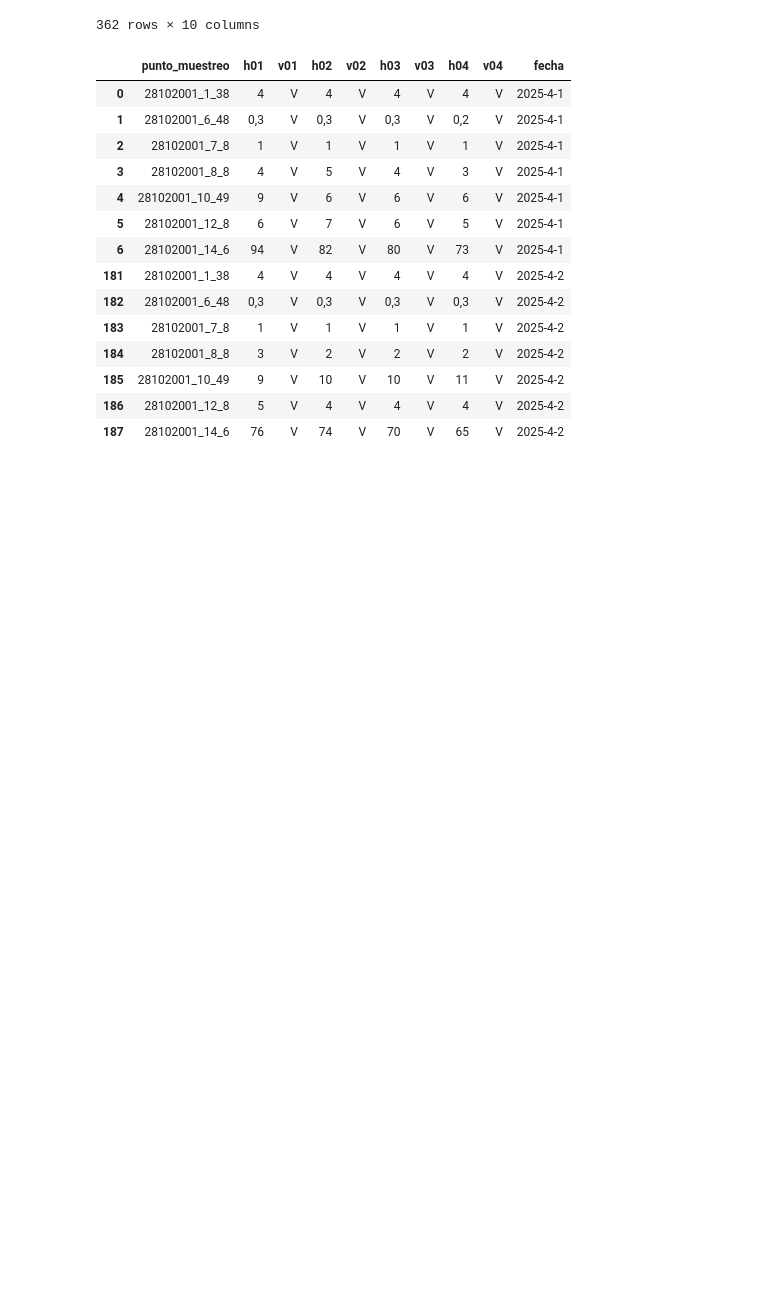
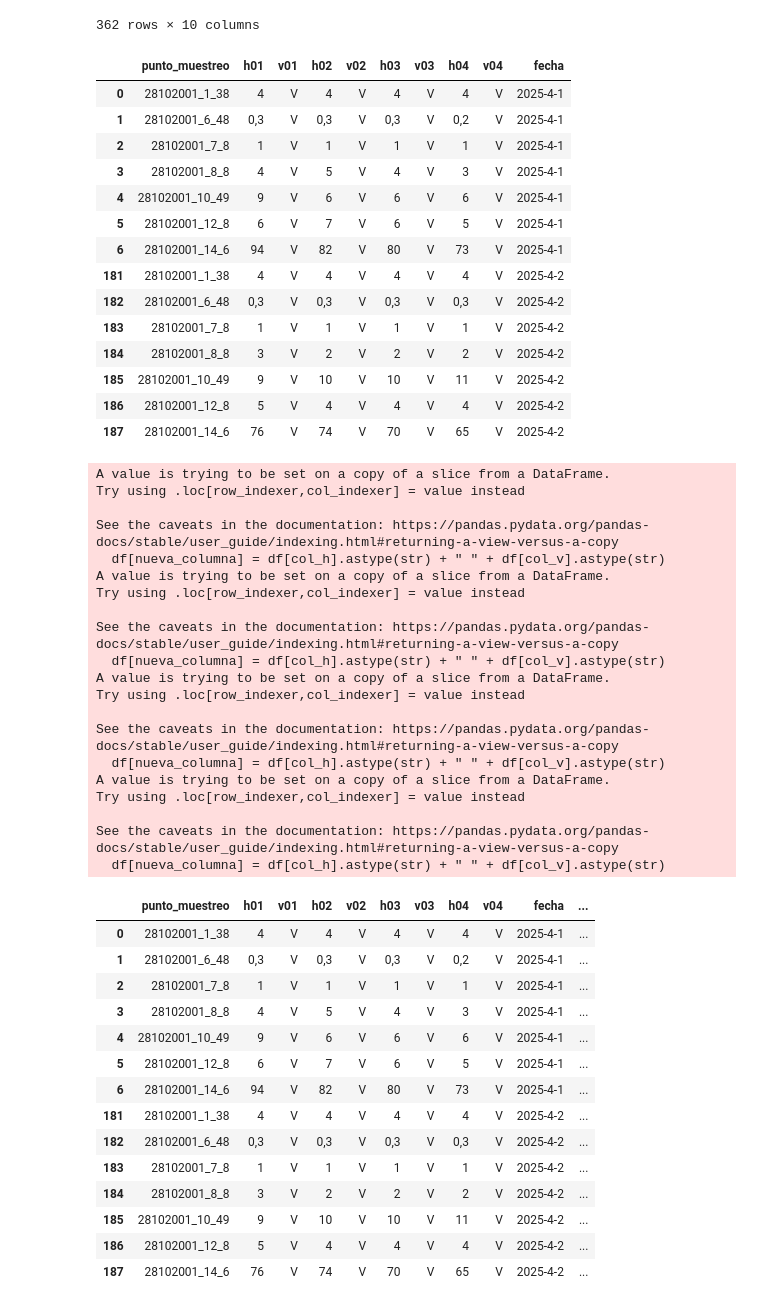
Before and after one commit to MartaM1206/proyecto_final, a Jupyter notebook: notebooks_pruebas/prueba.ipynb, the cells around one changed output. Drawn from its saved outputs; the diff is of its cells as text; code cells hidden in the pictures; blank space fills up the shorter version.

```diff
--- a/notebooks_pruebas/prueba.ipynb
+++ b/notebooks_pruebas/prueba.ipynb
@@ -130,5 +130,69 @@ df_pruebas_peque
 | 185 | 28102001_10_49 | 9 | V | 10 | V | 10 | V | 11 | V | 2025-4-2 |
 | 186 | 28102001_12_8 | 5 | V | 4 | V | 4 | V | 4 | V | 2025-4-2 |
 | 187 | 28102001_14_6 | 76 | V | 74 | V | 70 | V | 65 | V | 2025-4-2 |
+# %%
+def combinar_h_v(df):
+    """
+    Combina pares de columnas que empiezan por 'h' y 'v' en un DataFrame,
+    creando nuevas columnas con los valores combinados. Además, devuelve
+    una lista de las columnas creadas.
+
+    Args:
+        df (pd.DataFrame): DataFrame original.
+
+    Returns:
+        pd.DataFrame: DataFrame con columnas combinadas añadidas.
+        list: Lista de nombres de las columnas creadas.
+    """
+    columnas_h = [col for col in df.columns if col.startswith('h')]
+    columnas_v = [col for col in df.columns if col.startswith('v')]
+
+    columnas_creadas = []  # Lista para almacenar nombres de las columnas creadas
+
+    for col_h, col_v in zip(columnas_h, columnas_v):
+        nueva_columna = f"{col_h}_{col_v}"  # Nombre de la nueva columna
+        df[nueva_columna] = df[col_h].astype(str) + " " + df[col_v].astype(str)
+        columnas_creadas.append(nueva_columna)  # Agregar el nombre de la columna a la lista
+
+    return df, columnas_creadas
+# %%
+df_pruebas_peque, columnas_creadas = combinar_h_v(df_pruebas_peque)
+df_pruebas_peque
+# %% [output]
+A value is trying to be set on a copy of a slice from a DataFrame.
+Try using .loc[row_indexer,col_indexer] = value instead
+
+See the caveats in the documentation: https://pandas.pydata.org/pandas-docs/stable/user_guide/indexing.html#returning-a-view-versus-a-copy
+  df[nueva_columna] = df[col_h].astype(str) + " " + df[col_v].astype(str)
+A value is trying to be set on a copy of a slice from a DataFrame.
+Try using .loc[row_indexer,col_indexer] = value instead
+
+See the caveats in the documentation: https://pandas.pydata.org/pandas-docs/stable/user_guide/indexing.html#returning-a-view-versus-a-copy
+  df[nueva_columna] = df[col_h].astype(str) + " " + df[col_v].astype(str)
+A value is trying to be set on a copy of a slice from a DataFrame.
+Try using .loc[row_indexer,col_indexer] = value instead
+
+See the caveats in the documentation: https://pandas.pydata.org/pandas-docs/stable/user_guide/indexing.html#returning-a-view-versus-a-copy
+  df[nueva_columna] = df[col_h].astype(str) + " " + df[col_v].astype(str)
+A value is trying to be set on a copy of a slice from a DataFrame.
+Try using .loc[row_indexer,col_indexer] = value instead
+
+See the caveats in the documentation: https://pandas.pydata.org/pandas-docs/stable/user_guide/indexing.html#returning-a-view-versus-a-copy
+  df[nueva_columna] = df[col_h].astype(str) + " " + df[col_v].astype(str)
+|  | punto_muestreo | h01 | v01 | h02 | v02 | h03 | v03 | h04 | v04 | fecha | ... |
+| 0 | 28102001_1_38 | 4 | V | 4 | V | 4 | V | 4 | V | 2025-4-1 | ... |
+| 1 | 28102001_6_48 | 0,3 | V | 0,3 | V | 0,3 | V | 0,2 | V | 2025-4-1 | ... |
+| 2 | 28102001_7_8 | 1 | V | 1 | V | 1 | V | 1 | V | 2025-4-1 | ... |
+| 3 | 28102001_8_8 | 4 | V | 5 | V | 4 | V | 3 | V | 2025-4-1 | ... |
+| 4 | 28102001_10_49 | 9 | V | 6 | V | 6 | V | 6 | V | 2025-4-1 | ... |
+| 5 | 28102001_12_8 | 6 | V | 7 | V | 6 | V | 5 | V | 2025-4-1 | ... |
+| 6 | 28102001_14_6 | 94 | V | 82 | V | 80 | V | 73 | V | 2025-4-1 | ... |
+| 181 | 28102001_1_38 | 4 | V | 4 | V | 4 | V | 4 | V | 2025-4-2 | ... |
+| 182 | 28102001_6_48 | 0,3 | V | 0,3 | V | 0,3 | V | 0,3 | V | 2025-4-2 | ... |
+| 183 | 28102001_7_8 | 1 | V | 1 | V | 1 | V | 1 | V | 2025-4-2 | ... |
+| 184 | 28102001_8_8 | 3 | V | 2 | V | 2 | V | 2 | V | 2025-4-2 | ... |
+| 185 | 28102001_10_49 | 9 | V | 10 | V | 10 | V | 11 | V | 2025-4-2 | ... |
+| 186 | 28102001_12_8 | 5 | V | 4 | V | 4 | V | 4 | V | 2025-4-2 | ... |
+| 187 | 28102001_14_6 | 76 | V | 74 | V | 70 | V | 65 | V | 2025-4-2 | ... |
 # %%
 # quiero probar a unir el valor de h con el valor de v para hacer el melt y luego separarlo
```
Also changed, not shown: parts of 11 cells of this notebook, 1 other file.
